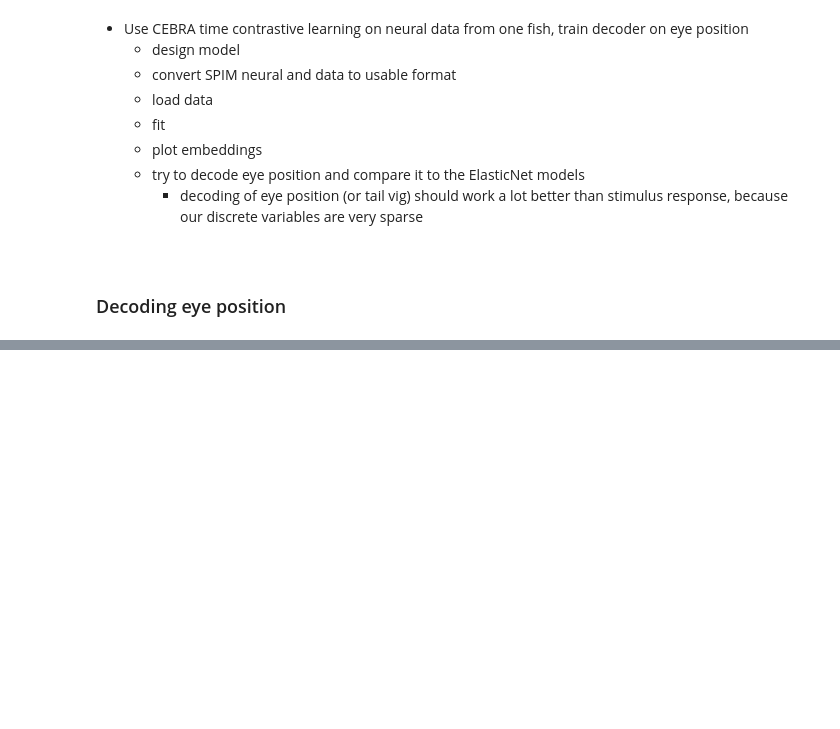
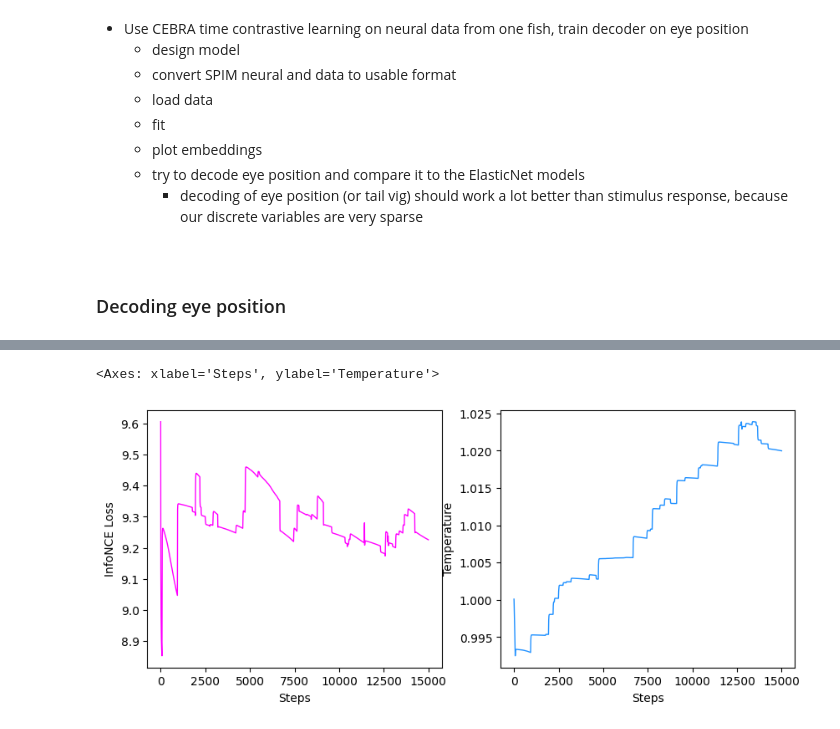
Before and after one commit to tomhagley6/czebra, a Jupyter notebook: test_model/eye_pos_decode_time_contrastive.ipynb, the cells around one changed output, grey strips where cells are left out. Drawn from its saved outputs; the diff is of its cells as text; code cells hidden in the pictures; blank space fills up the shorter version.

```diff
--- a/test_model/eye_pos_decode_time_contrastive.ipynb
+++ b/test_model/eye_pos_decode_time_contrastive.ipynb
@@ -152,0 +158,11 @@ assert(embedding.shape == (TIMESTEPS, output_dims))
+# %%
+# # Visualise training loss and temperature
+fig = plt.figure(figsize=(10,4))
+ax1 = plt.subplot(121)
+ax2 = plt.subplot(122)
+
+cebra.plot_loss(cebra_time_model, ax=ax1)
+cebra.plot_temperature(cebra_time_model, ax=ax2)
+# %% [output]
+<Axes: xlabel='Steps', ylabel='Temperature'>
+[figure, added]
```
Also changed, not shown: parts of 11 cells of this notebook.
